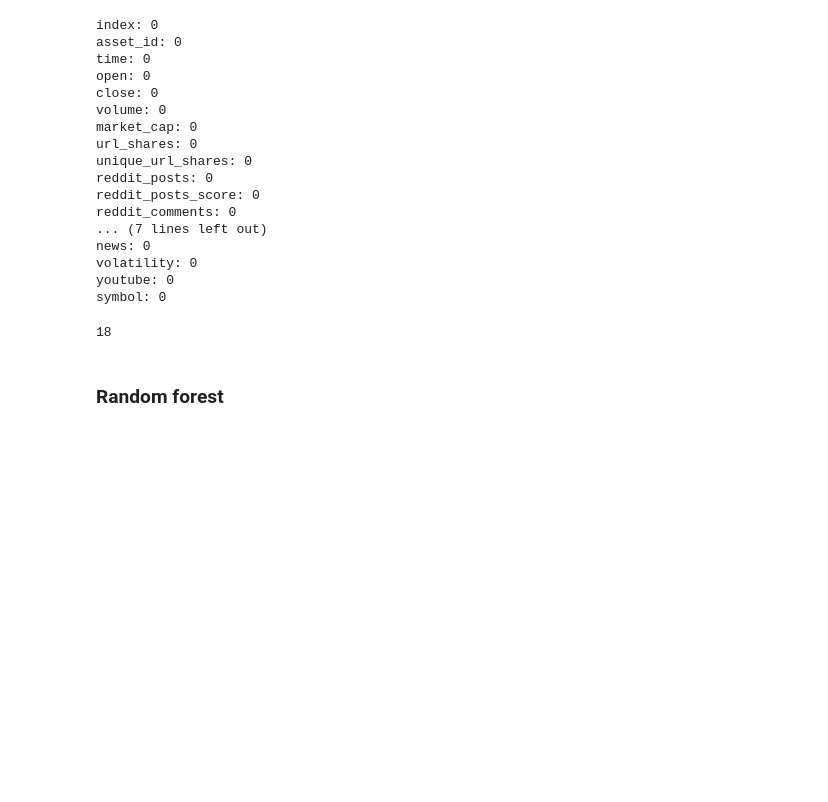
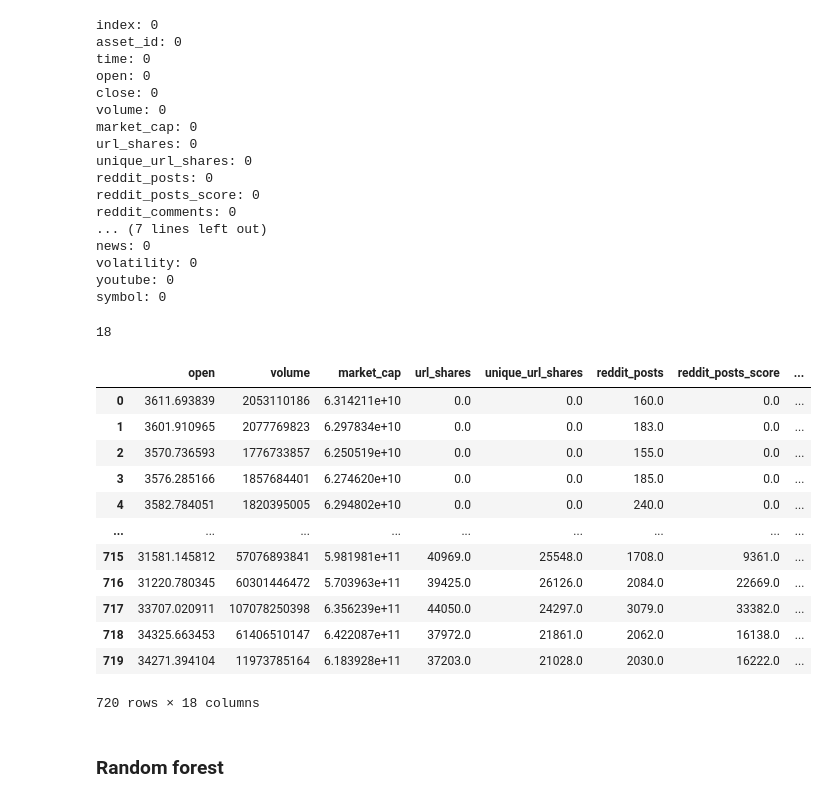
Before and after one commit to kanggg007/Cyptocurrency_project, a Jupyter notebook: ANN_social_media.ipynb, the cells around one changed output. Cells and saved outputs as stored; diff of their text form; code cells hidden in the pictures; blank space fills up the shorter version.

Commit message:
input box

```diff
--- a/ANN_social_media.ipynb
+++ b/ANN_social_media.ipynb
@@ -134,6 +116,22 @@ X=inputs#.values
 print(len(inputs.columns))
 # %% [output]
 18
+# %%
+inputs
+# %% [output]
+|  | open | volume | market_cap | url_shares | unique_url_shares | reddit_posts | reddit_posts_score | ... |
+| 0 | 3611.693839 | 2053110186 | 6.314211e+10 | 0.0 | 0.0 | 160.0 | 0.0 | ... |
+| 1 | 3601.910965 | 2077769823 | 6.297834e+10 | 0.0 | 0.0 | 183.0 | 0.0 | ... |
+| 2 | 3570.736593 | 1776733857 | 6.250519e+10 | 0.0 | 0.0 | 155.0 | 0.0 | ... |
+| 3 | 3576.285166 | 1857684401 | 6.274620e+10 | 0.0 | 0.0 | 185.0 | 0.0 | ... |
+| 4 | 3582.784051 | 1820395005 | 6.294802e+10 | 0.0 | 0.0 | 240.0 | 0.0 | ... |
+| ... | ... | ... | ... | ... | ... | ... | ... | ... |
+| 715 | 31581.145812 | 57076893841 | 5.981981e+11 | 40969.0 | 25548.0 | 1708.0 | 9361.0 | ... |
+| 716 | 31220.780345 | 60301446472 | 5.703963e+11 | 39425.0 | 26126.0 | 2084.0 | 22669.0 | ... |
+| 717 | 33707.020911 | 107078250398 | 6.356239e+11 | 44050.0 | 24297.0 | 3079.0 | 33382.0 | ... |
+| 718 | 34325.663453 | 61406510147 | 6.422087e+11 | 37972.0 | 21861.0 | 2062.0 | 16138.0 | ... |
+| 719 | 34271.394104 | 11973785164 | 6.183928e+11 | 37203.0 | 21028.0 | 2030.0 | 16222.0 | ... |
+720 rows × 18 columns
 # %%
 # Split training/test datasets
 X_train, X_test, y_train, y_test = train_test_split(X, y, random_state=1)
```
Also changed, not shown: parts of 6 cells of this notebook, 21 other files.
